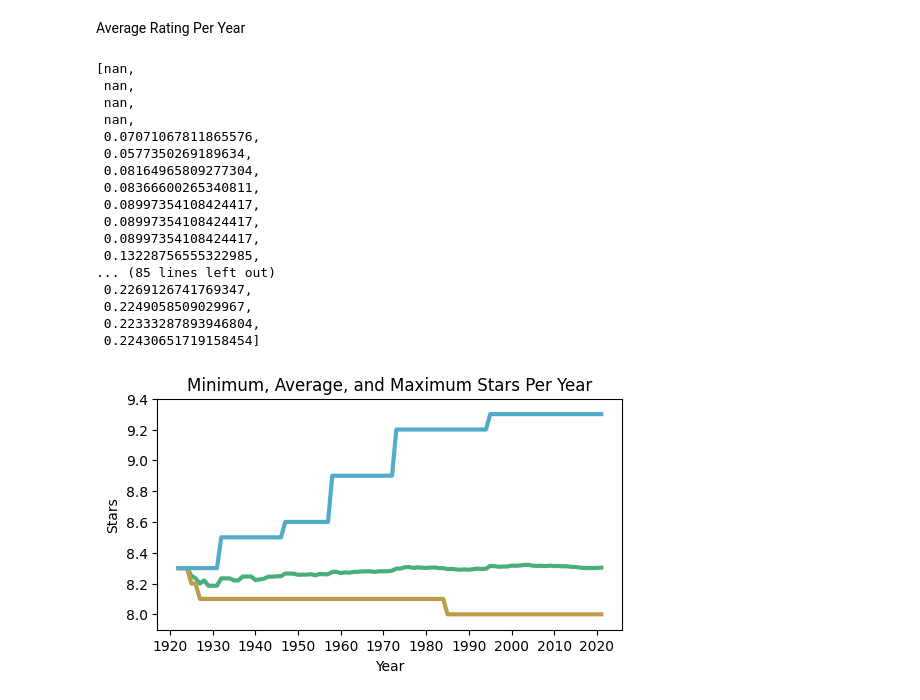
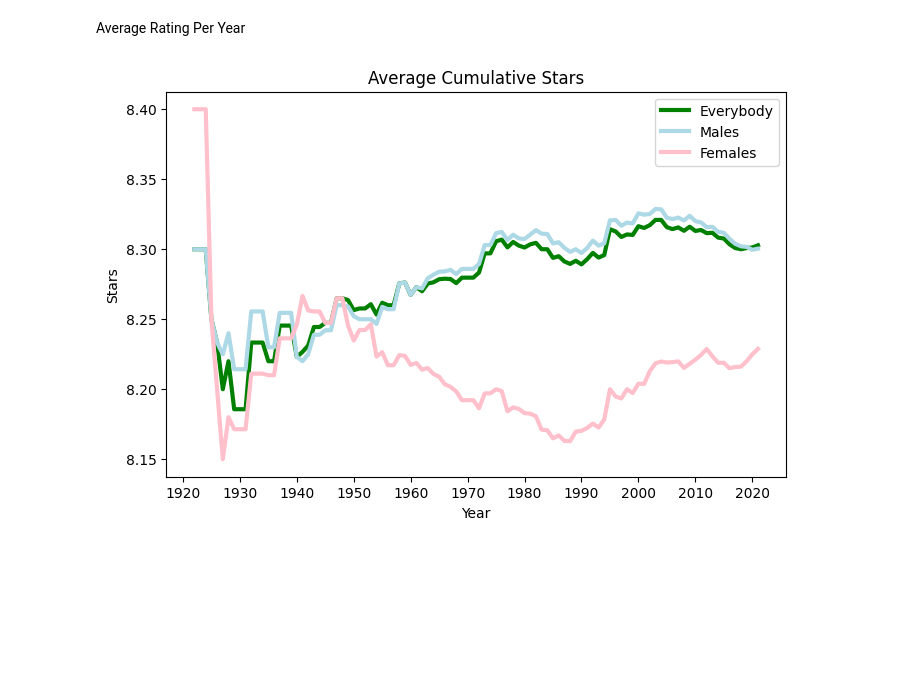
Before and after one commit to MaxTechniche/DS20_Unit_1_Build, a Jupyter notebook: Jacob_Maxfield_Unit_1_Project_Build.ipynb, the cells around one changed output. Saved outputs shown, nothing was run; the diff lists cells and outputs as text; code cells hidden in the pictures; blank space fills up the shorter version.

```diff
--- a/Jacob_Maxfield_Unit_1_Project_Build.ipynb
+++ b/Jacob_Maxfield_Unit_1_Project_Build.ipynb
@@ -410,33 +358,2 @@ plt.show()
 # %% [markdown]
 Average Rating Per Year
-# %%
-year_averages = []
-year_min = []
-year_max = []
-year_std = []
-for year in range(1920, 2021):
-  year_check = df[df['Year'] <= year]['Rank_All_All_Ages']
-  year_averages.append(year_check.mean())
-  year_min.append(year_check.min())
-  year_max.append(year_check.max())
-  year_std.append(year_check.std())
-# %%
-year_std
-# %% [output]
-[nan,
- nan,
- nan,
- nan,
- 0.07071067811865576,
- 0.0577350269189634,
- 0.08164965809277304,
- 0.08366600265340811,
- 0.08997354108424417,
- 0.08997354108424417,
- 0.08997354108424417,
- 0.13228756555322985,
-... (85 lines left out)
- 0.2269126741769347,
- 0.2249058509029967,
- 0.22333287893946804,
- 0.22430651719158454]
@@ -443,16 +388,28 @@ year_std
 # %%
-plt.figure(figsize=(6, 3))
-plt.plot(year_averages, lw=3, color='#49AF79')
-plt.plot(year_min, lw=3, color='#BE9B4A')
-plt.plot(year_max, lw=3, color='#52ACC9')
+plt.figure(figsize=(8, 5))
+
+xs = list(range(-1, 100))
+
+plt.plot(year_averages, lw=3, color='g')
+#plt.plot(current, color='g')
+
+plt.plot(year_male_averages, lw=3, color='lightblue')
+#plt.plot(current_male, color='lightblue')
+
+plt.plot(year_female_averges, lw=3, color='pink')
+#plt.plot(current_female, color='pink')
+
+
 plt.xticks(range(-1, 100, 10), [str(x) for x in range(1920, 2021, 10)])
-plt.ylim(7.9, 9.4)
-plt.title('Minimum, Average, and Maximum Stars Per Year')
+# plt.ylim(8.1, 8.4)
+plt.title('Average Cumulative Stars')
 plt.ylabel('Stars')
 plt.xlabel('Year')
 
-# plt.savefig('min_avg_max_stars_per_year.png', bbox_inches='tight')
+plt.legend(['Everybody', 'Males', 'Females'])
+
+plt.savefig('average_stars.png', bbox_inches='tight')
 
 plt.show()
 # %% [output]
-[figure, old version]
+[figure, new version]
```
Also changed, not shown: parts of 14 cells of this notebook.
